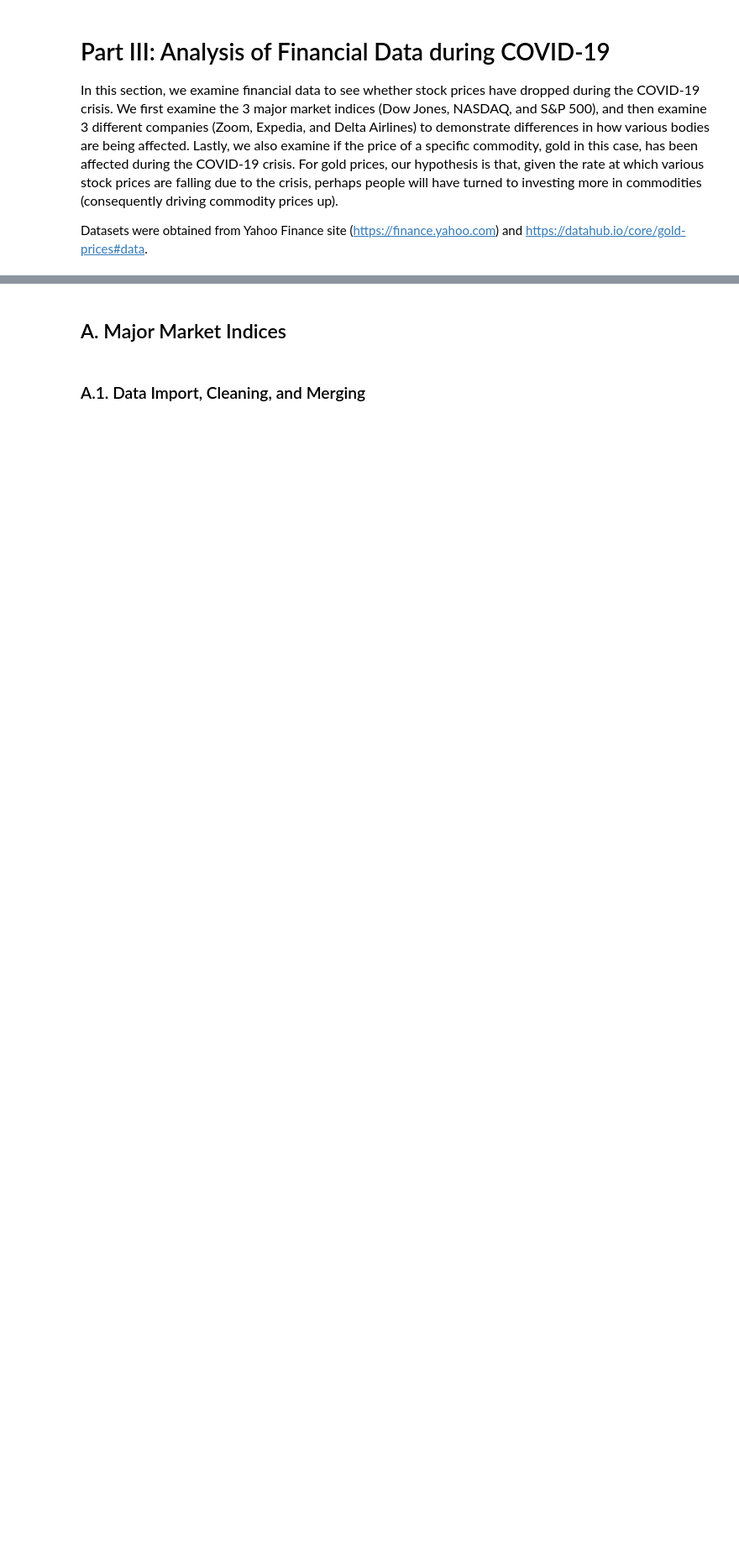
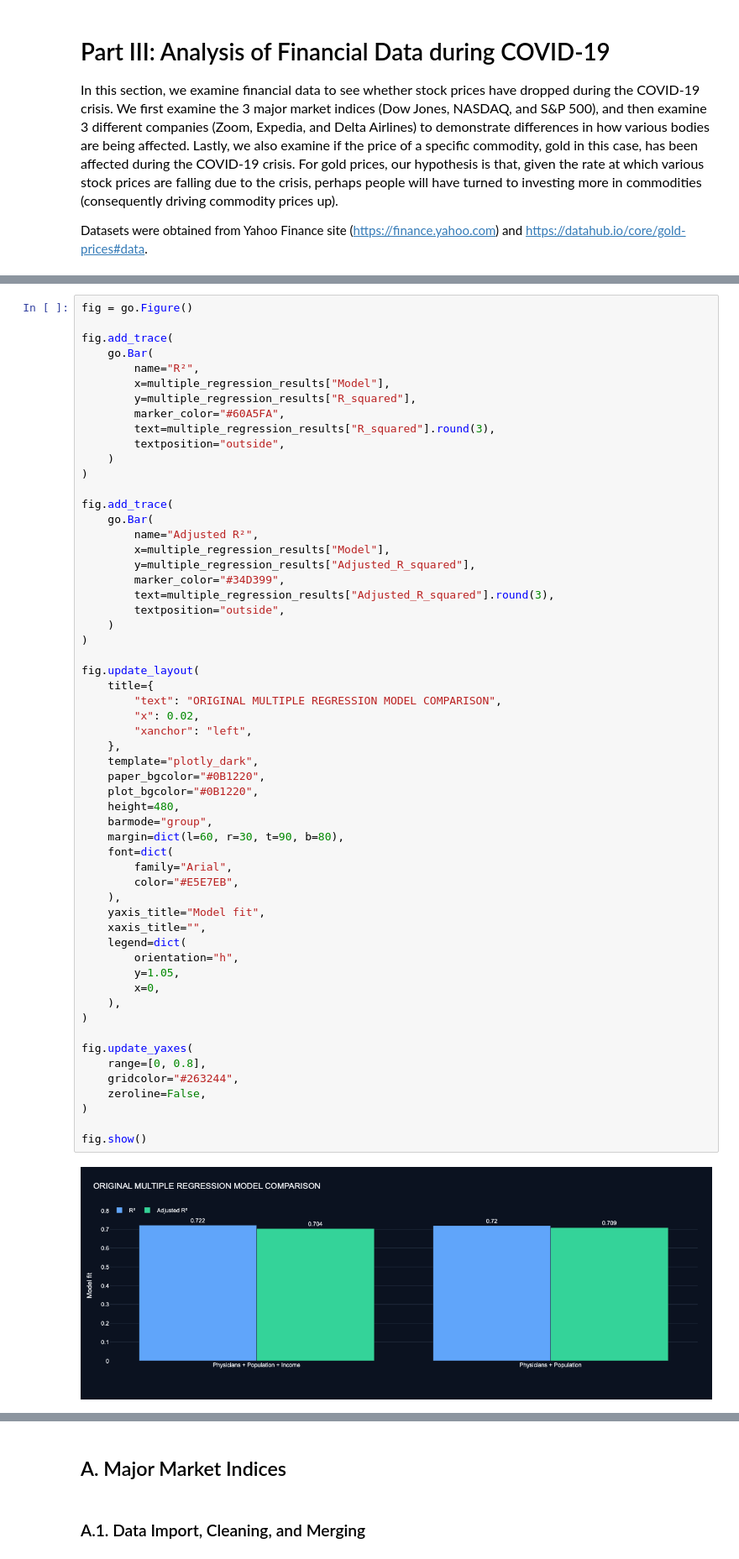
Before and after one commit to 19meghas/nyu-covid19-data-analysis, a Jupyter notebook: notebooks/01_restored_covid19_analysis.ipynb, the cells around one changed output, grey strips where cells are left out. Shown at 84% size. Saved outputs shown, nothing was run; the diff lists cells and outputs as text; blank space fills up the shorter version.

```diff
--- a/notebooks/01_restored_covid19_analysis.ipynb
+++ b/notebooks/01_restored_covid19_analysis.ipynb
@@ -1631,0 +1716,59 @@ Datasets were obtained from Yahoo Finance site (https://finance.yahoo.com) and h
+# %%
+fig = go.Figure()
+
+fig.add_trace(
+    go.Bar(
+        name="R²",
+        x=multiple_regression_results["Model"],
+        y=multiple_regression_results["R_squared"],
+        marker_color="#60A5FA",
+        text=multiple_regression_results["R_squared"].round(3),
+        textposition="outside",
+    )
+)
+
+fig.add_trace(
+    go.Bar(
+        name="Adjusted R²",
+        x=multiple_regression_results["Model"],
+        y=multiple_regression_results["Adjusted_R_squared"],
+        marker_color="#34D399",
+        text=multiple_regression_results["Adjusted_R_squared"].round(3),
+        textposition="outside",
+    )
+)
+
+fig.update_layout(
+    title={
+        "text": "ORIGINAL MULTIPLE REGRESSION MODEL COMPARISON",
+        "x": 0.02,
+        "xanchor": "left",
+    },
+    template="plotly_dark",
+    paper_bgcolor="#0B1220",
+    plot_bgcolor="#0B1220",
+    height=480,
+    barmode="group",
+    margin=dict(l=60, r=30, t=90, b=80),
+    font=dict(
+        family="Arial",
+        color="#E5E7EB",
+    ),
+    yaxis_title="Model fit",
+    xaxis_title="",
+    legend=dict(
+        orientation="h",
+        y=1.05,
+        x=0,
+    ),
+)
+
+fig.update_yaxes(
+    range=[0, 0.8],
+    gridcolor="#263244",
+    zeroline=False,
+)
+
+fig.show()
+# %% [output]
+[figure, added]
```
Also changed, not shown: parts of 43 cells of this notebook.
